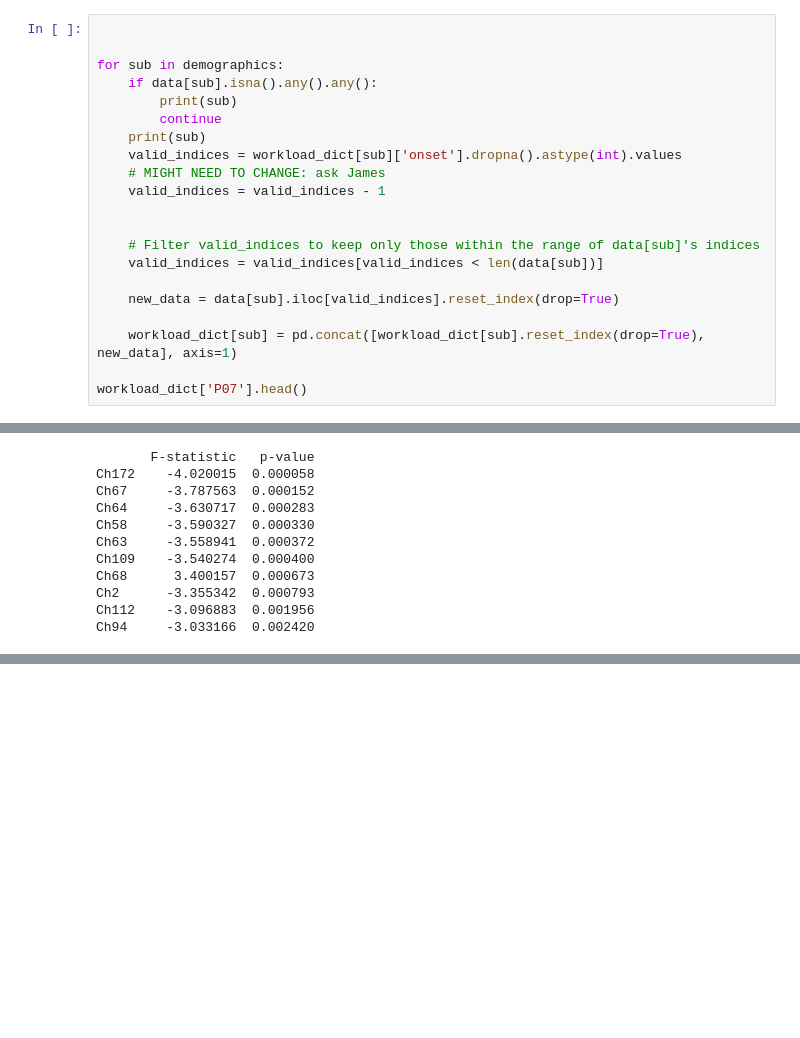
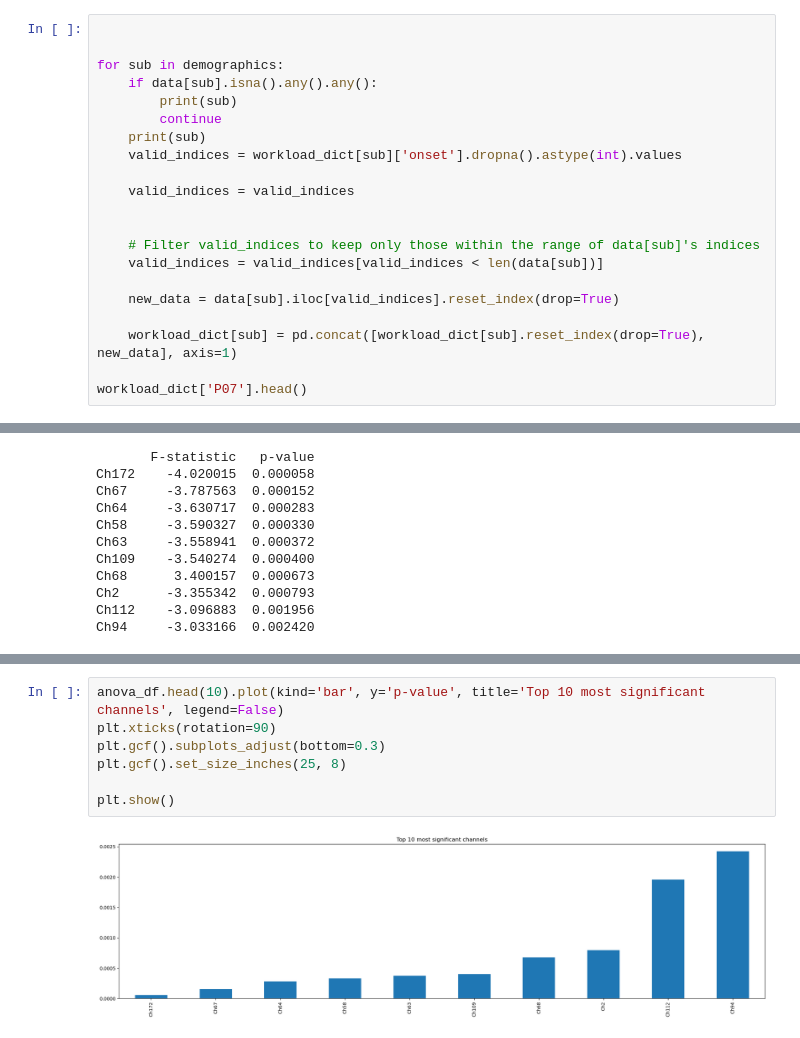
Before and after one commit to aarnol/workload-classification, a Jupyter notebook: feature_selection.ipynb, the cells around one changed output, grey strips where cells are left out. Drawn from its saved outputs; the diff is of its cells as text; blank space fills up the shorter version.

```diff
--- a/feature_selection.ipynb
+++ b/feature_selection.ipynb
@@ -110,8 +110,8 @@ for sub in demographics:
         continue
     print(sub)
     valid_indices = workload_dict[sub]['onset'].dropna().astype(int).values
-    # MIGHT NEED TO CHANGE: ask James
-    valid_indices = valid_indices - 1
+
+    valid_indices = valid_indices
 
 
     # Filter valid_indices to keep only those within the range of data[sub]'s indices
@@ -273,0 +221,9 @@ ValueError: Annotation file C:\Users\Alex\mne_data\MNE-fsaverage-data\fsaverage\
+# %%
+anova_df.head(10).plot(kind='bar', y='p-value', title='Top 10 most significant channels', legend=False)
+plt.xticks(rotation=90)
+plt.gcf().subplots_adjust(bottom=0.3)
+plt.gcf().set_size_inches(25, 8)
+
+plt.show()
+# %% [output]
+[figure, added]
```
Also changed, not shown: parts of 1 cell of this notebook, 5 other files.
